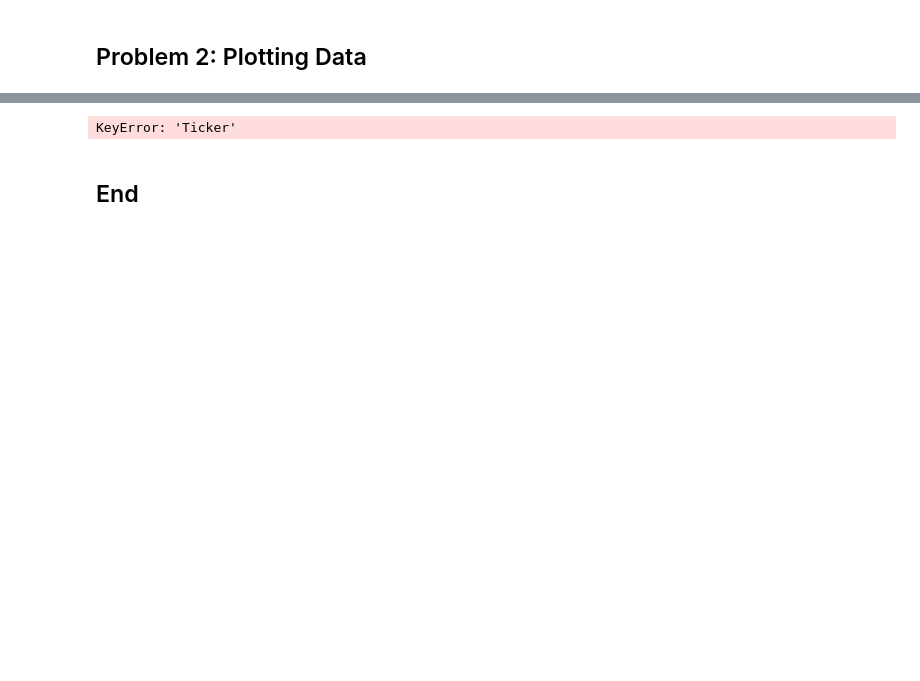
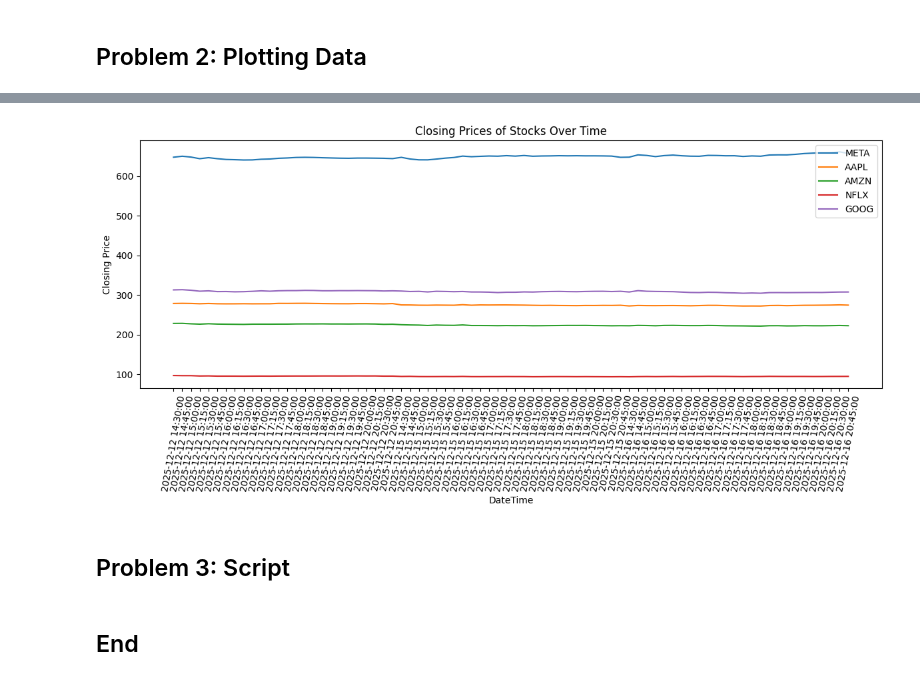
Before and after one commit to cathalred88/computer_infrastructure, a Jupyter notebook: problems.ipynb, the cells around one changed output, grey strips where cells are left out. Saved outputs shown, nothing was run; the diff lists cells and outputs as text; code cells hidden in the pictures; blank space fills up the shorter version.

```diff
--- a/problems.ipynb
+++ b/problems.ipynb
@@ -239,25 +91,0 @@ plt.show()
-# %%
-
-
-df1 = df[df['Ticker'] == unique_stock[0]] #Netflix
-df2 = df[df['Ticker'] == unique_stock[1]] #Apple
-df3 = df[df['Ticker'] == unique_stock[2]] #Amazon
-df4 = df[df['Ticker'] == unique_stock[3]] #Meta
-df5 = df[df['Ticker'] == unique_stock[4]] #Google
-
-# print each individual stock
-print (df1)
-print (df2)
-print (df3)
-print (df4)
-print (df5)
-
-
-#date = yesterday
-#print (date)
-
-#plot
-ax = matplotlib.pyplot.gca()
-df.plot( x = '2025-10-09', y=['NFLX', 'AAPL', 'AMZN', 'META', 'GOOG'] , ax = ax )
-# %% [output]
-KeyError: 'Ticker'
@@ -275,2 +92,40 @@ KeyError: 'Ticker'
+# %%
+#Define a function Plot_data() to read the most recent data file and plot the closing prices of each stock
+# Read the most recent data file into a dataframe
+df = pd.read_csv(f'./data/{recent_file}', header=[0, 1], index_col=0)
+
+#remove errors from dataframe
+df.dropna(inplace=True)
+
+# convert the datetime to string format
+df.index = pd.to_datetime(df.index)
+df.index = df.index.strftime('%Y-%m-%d %H:%M:%S')
+
+def Plot_data():
+    # Plot the closing prices of each stock
+    plt.figure(figsize=(12,6))
+    for ticker in ticker_list:
+        plt.plot(df.index, df[(ticker, 'Close')], label=ticker)
+
+    plt.xlabel('DateTime')
+    plt.ylabel('Closing Price')
+    plt.title('Closing Prices of Stocks Over Time')
+    plt.legend()
+    plt.xticks(rotation=80)
+    plt.tight_layout()
+    plt.savefig('closing_prices_chart.png', bbox_inches='tight')
+    plt.show()
+
+# Call the Plot_data function to execute the plotting
+Plot_data()
+
+# create a new dataframe for the closing prices
+close_df = pd.DataFrame()
+for ticker in ticker_list:
+    close_df[ticker] = df[ticker]['Close']
+# %% [output]
+[figure, added]
+# %% [markdown]
+## Problem 3: Script
 # %% [markdown]
 ## End
```
Also changed, not shown: parts of 19 cells of this notebook, 16 other files.
